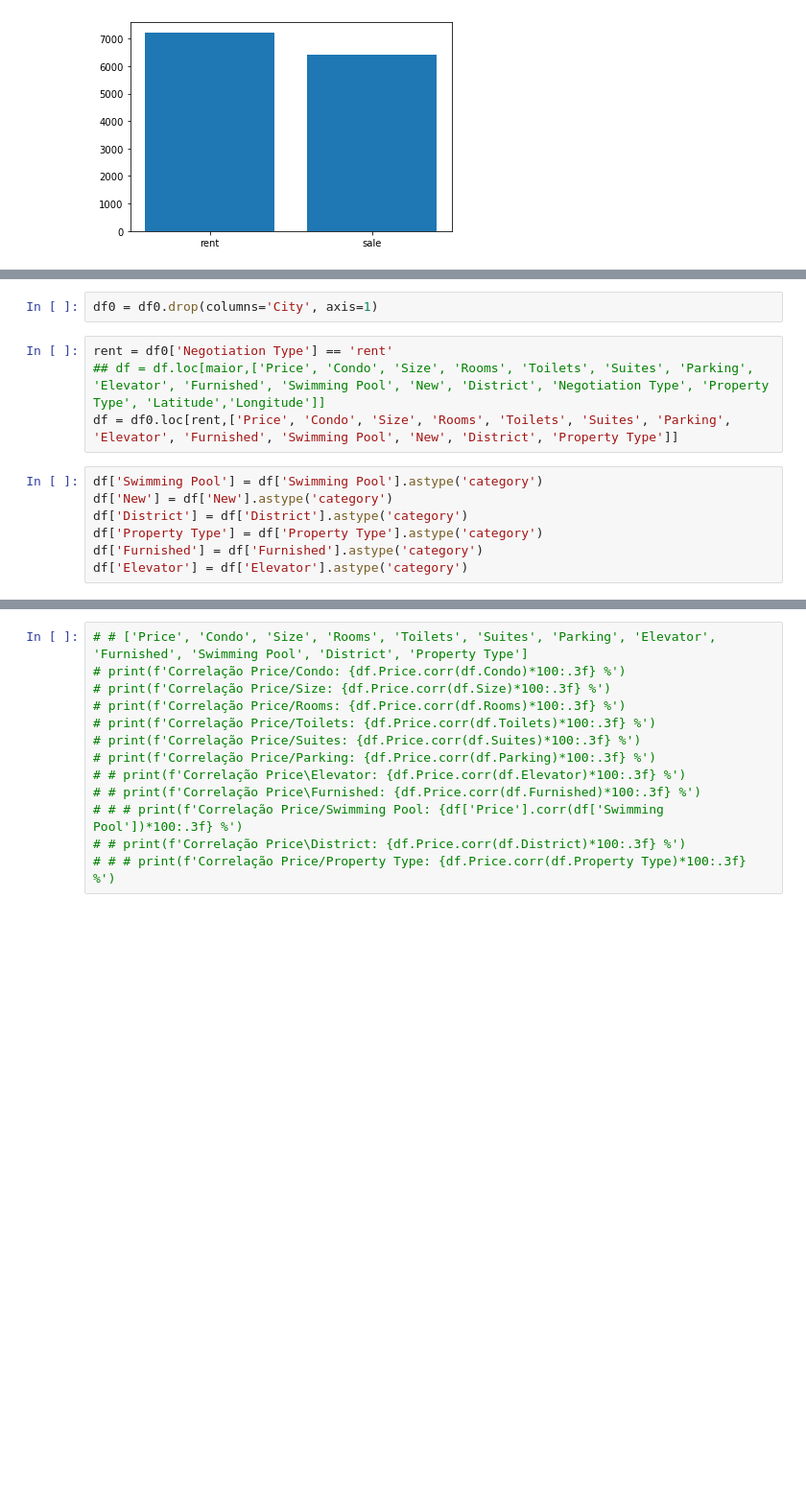
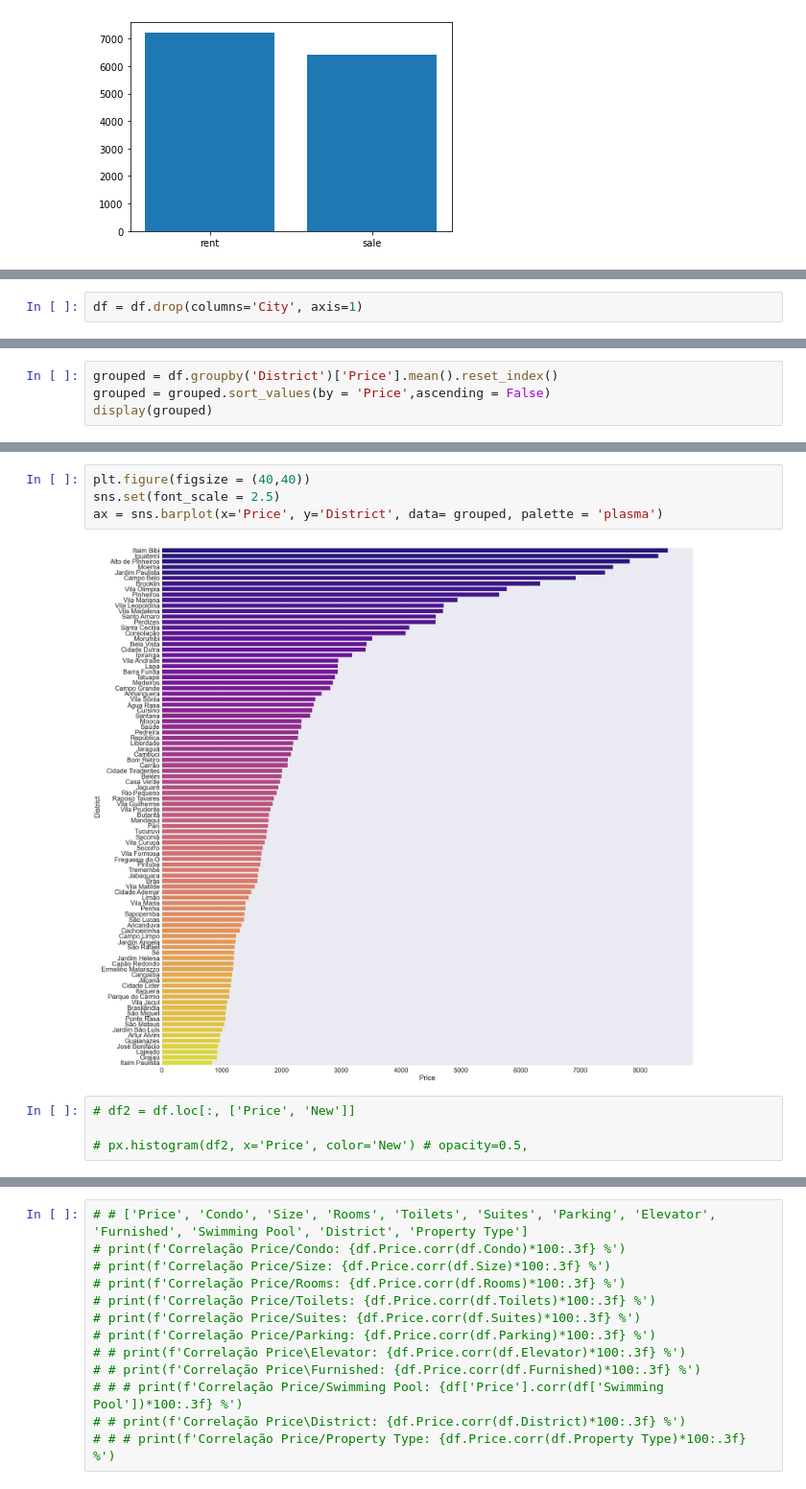
Before and after one commit to insper-classroom/22-1a-cd-p2-projeto2_isa_pivo_pcolpas, a Jupyter notebook: P2/01.filtrar dados.ipynb, the cells around one changed output, grey strips where cells are left out. Shown at 96% size. Saved outputs shown, nothing was run; the diff lists cells and outputs as text; blank space fills up the shorter version.

```diff
--- a/P2/01.filtrar dados.ipynb
+++ b/P2/01.filtrar dados.ipynb
@@ -111,13 +135,2 @@ array(['São Paulo'], dtype=object)
 # %%
-df0 = df0.drop(columns='City', axis=1)
+df = df.drop(columns='City', axis=1)
-# %%
-rent = df0['Negotiation Type'] == 'rent'
-## df = df.loc[maior,['Price', 'Condo', 'Size', 'Rooms', 'Toilets', 'Suites', 'Parking', 'Elevator', 'Furnished', 'Swimming Pool', 'New', 'District', 'Negotiation Type', 'Property Type', 'Latitude','Longitude']]
-df = df0.loc[rent,['Price', 'Condo', 'Size', 'Rooms', 'Toilets', 'Suites', 'Parking', 'Elevator', 'Furnished', 'Swimming Pool', 'New', 'District', 'Property Type']]
-# %%
-df['Swimming Pool'] = df['Swimming Pool'].astype('category')
-df['New'] = df['New'].astype('category')
-df['District'] = df['District'].astype('category')
-df['Property Type'] = df['Property Type'].astype('category')
-df['Furnished'] = df['Furnished'].astype('category')
-df['Elevator'] = df['Elevator'].astype('category')
@@ -171,0 +182,4 @@ display(df.describe())
+# %%
+grouped = df.groupby('District')['Price'].mean().reset_index()
+grouped = grouped.sort_values(by = 'Price',ascending = False)
+display(grouped)
@@ -171,0 +200,10 @@ display(df.describe())
+# %%
+plt.figure(figsize = (40,40))
+sns.set(font_scale = 2.5)
+ax = sns.barplot(x='Price', y='District', data= grouped, palette = 'plasma')
+# %% [output]
+[figure, added]
+# %%
+# df2 = df.loc[:, ['Price', 'New']]
+
+# px.histogram(df2, x='Price', color='New') # opacity=0.5,
```
Also changed, not shown: parts of 30 cells of this notebook.
